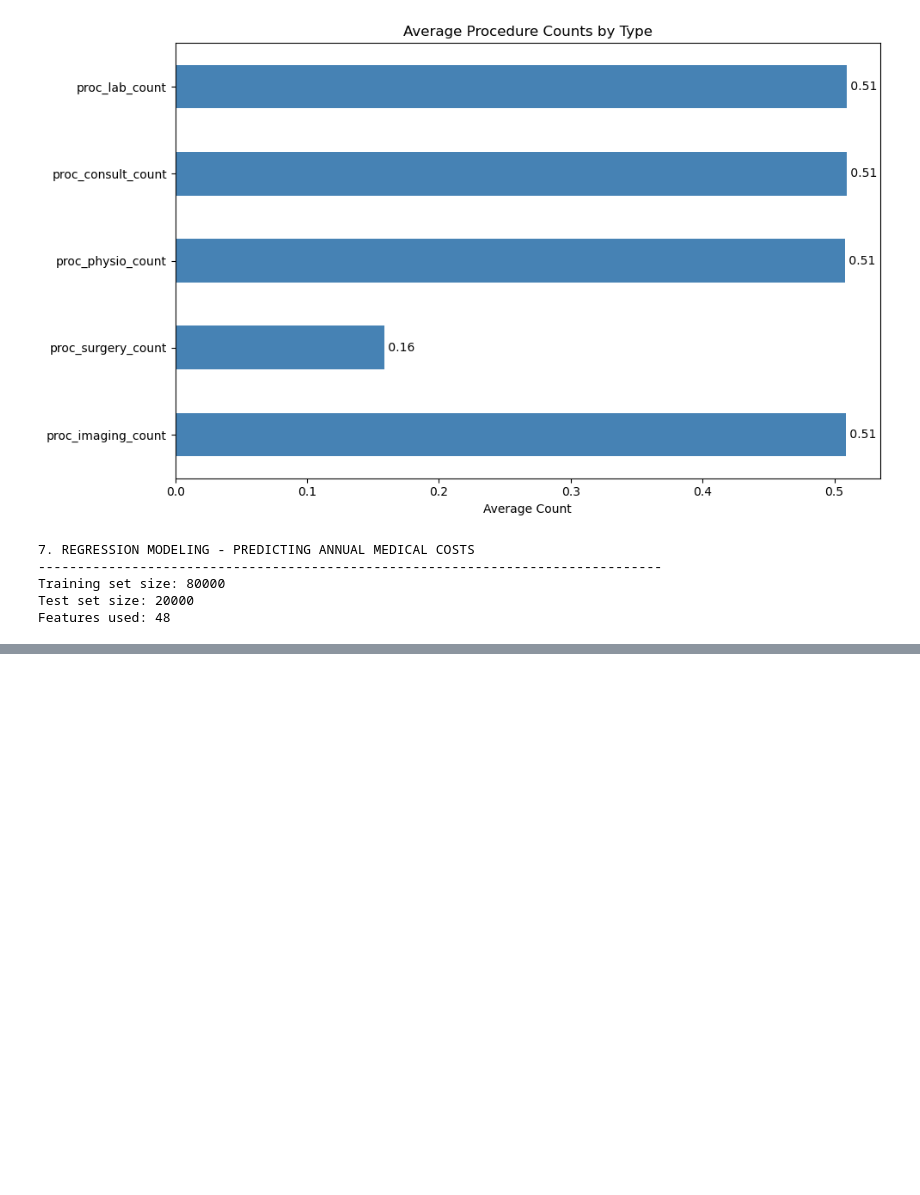
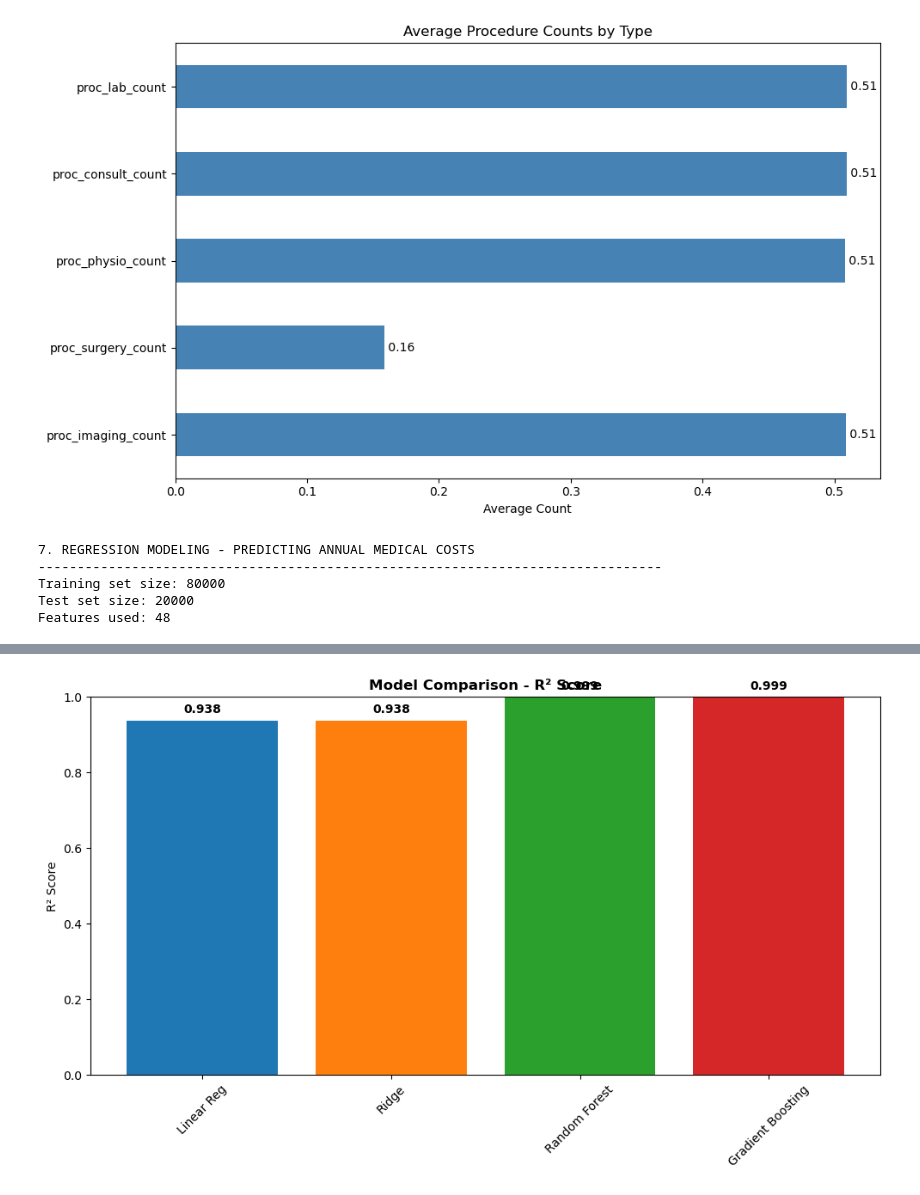
Before and after one commit to KhengChamnan/linear_predict, a Jupyter notebook: insurance_predict.ipynb, the cells around one changed output, grey strips where cells are left out. Saved outputs shown, nothing was run; the diff lists cells and outputs as text; code cells hidden in the pictures; blank space fills up the shorter version.

```diff
--- a/insurance_predict.ipynb
+++ b/insurance_predict.ipynb
@@ -489,3 +536,26 @@ R² Score: 0.9377
+# %%
+# Model Comparison
+def compare_model_performance():
+    models = ['Linear Reg', 'Ridge', 'Random Forest', 'Gradient Boosting']
+    r2_scores = [lr_r2, ridge_r2, rf_r2, gb_r2]
+
+    plt.figure(figsize=(10, 6))
+    x_pos = np.arange(len(models))
+    plt.bar(x_pos, r2_scores, color=['#1f77b4', '#ff7f0e', '#2ca02c', '#d62728'])
+    plt.xticks(x_pos, models, rotation=45)
+    plt.ylabel('R² Score')
+    plt.title('Model Comparison - R² Score', fontsize=12, fontweight='bold')
+    plt.ylim([0, 1])
+
+    for i, v in enumerate(r2_scores):
+        plt.text(i, v + 0.02, f'{v:.3f}', ha='center', fontweight='bold')
+
+    plt.tight_layout()
+    plt.show()
+
+compare_model_performance()
+# %% [output]
+[figure, added]
 # %%
 # ============================================================================
 # 8. VISUALIZATION - ACTUAL vs PREDICTED MEDICAL COSTS
```
Also changed, not shown: parts of 6 cells of this notebook.
